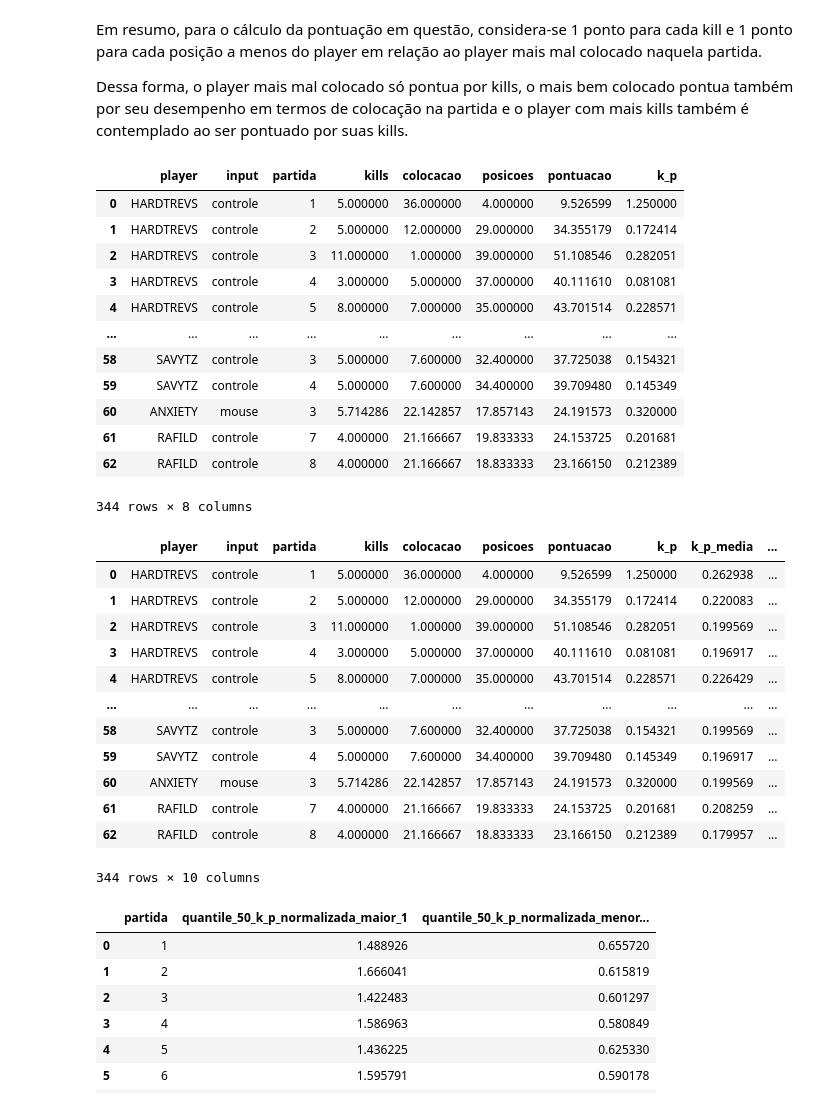
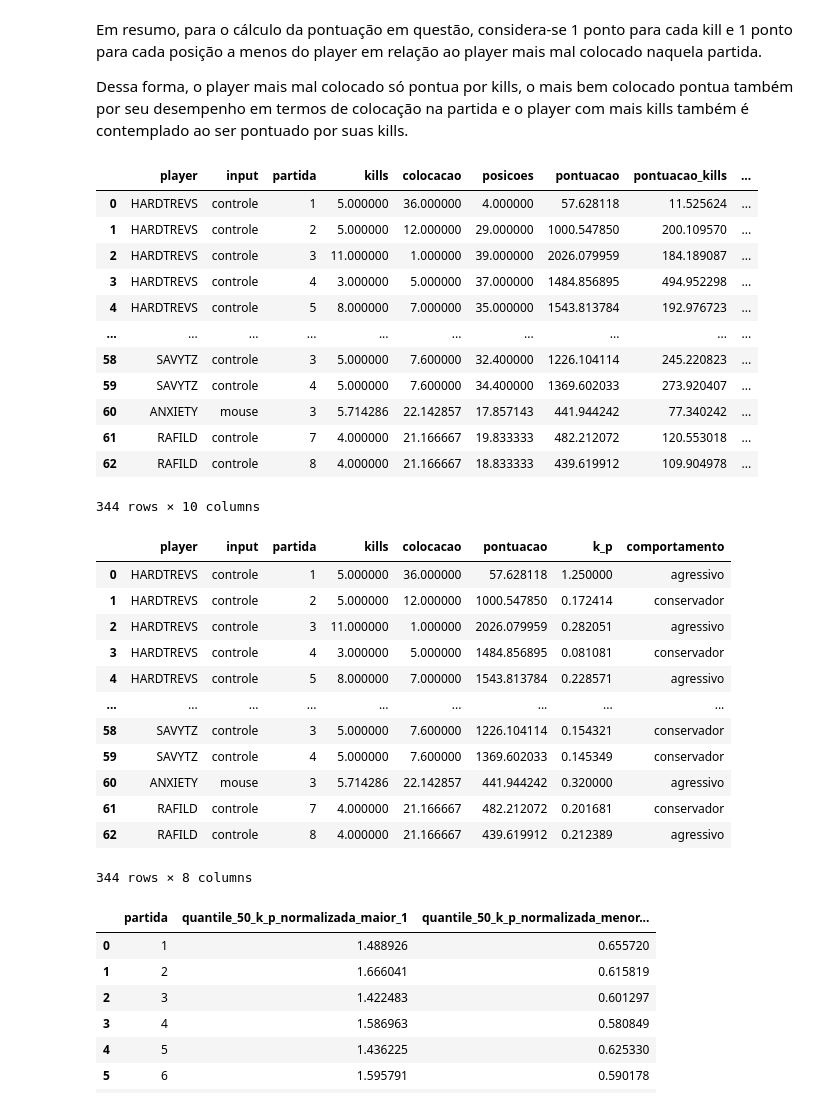
Before and after one commit to GodoyLucas/king_of_rebirth, a Jupyter notebook: Notebooks/King_of_Rebirth_Final.ipynb, the cells around one changed output. Saved outputs shown, nothing was run; the diff lists cells and outputs as text; code cells hidden in the pictures.

```diff
--- a/Notebooks/King_of_Rebirth_Final.ipynb
+++ b/Notebooks/King_of_Rebirth_Final.ipynb
@@ -404,6 +404,8 @@ Dessa forma, o player mais mal colocado só pontua por kills, o mais bem colocad
 valores_colocacao_max_partida = []
 valores_posicoes = []
 valores_pontuacao = []
+valores_pontuacao_kills = []
+valores_pontuacao_posicoes = []
 valores_k_p = []
 
 for i in final_analise.itertuples():
@@ -416,72 +418,87 @@ for i in final_analise.itertuples():
 
   posicoes = colocacao_max_partida - colocacao
 
-  pontuacao = 0 if math.sqrt(kills**2 + posicoes**2) == 0 else math.sqrt(kills**2 + posicoes**2) + (posicoes * kills)/math.sqrt(kills**2 + posicoes**2)
+  s = math.sqrt(kills**2 + posicoes**2)
 
   k_p = 0 if posicoes == 0 else kills / posicoes
+
+  p_k = 0 if kills == 0 else posicoes / kills
+
+  pontuacao = s*(kills + posicoes)
+
+  pontuacao_kills = 0 if kills == 0 else pontuacao / kills
+
+  pontuacao_posicoes = 0 if posicoes == 0 else pontuacao / posicoes
 
   valores_colocacao_max_partida.append(colocacao_max_partida)
   valores_posicoes.append(posicoes)
   valores_pontuacao.append(pontuacao)
+  valores_pontuacao_kills.append(pontuacao_kills)
+  valores_pontuacao_posicoes.append(pontuacao_posicoes)
   valores_k_p.append(k_p)
 
 #final_analise['colocacao_max_partida'] = valores_colocacao_max_partida
 final_analise['posicoes'] = valores_posicoes
 final_analise['pontuacao'] = valores_pontuacao
+final_analise['pontuacao_kills'] = valores_pontuacao_kills
+final_analise['pontuacao_posicoes'] = valores_pontuacao_posicoes
 final_analise['k_p'] = valores_k_p
 final_analise
 # %% [output]
-|  | player | input | partida | kills | colocacao | posicoes | pontuacao | k_p |
-| 0 | HARDTREVS | controle | 1 | 5.000000 | 36.000000 | 4.000000 | 9.526599 | 1.250000 |
-| 1 | HARDTREVS | controle | 2 | 5.000000 | 12.000000 | 29.000000 | 34.355179 | 0.172414 |
-| 2 | HARDTREVS | controle | 3 | 11.000000 | 1.000000 | 39.000000 | 51.108546 | 0.282051 |
-| 3 | HARDTREVS | controle | 4 | 3.000000 | 5.000000 | 37.000000 | 40.111610 | 0.081081 |
-| 4 | HARDTREVS | controle | 5 | 8.000000 | 7.000000 | 35.000000 | 43.701514 | 0.228571 |
-| ... | ... | ... | ... | ... | ... | ... | ... | ... |
-| 58 | SAVYTZ | controle | 3 | 5.000000 | 7.600000 | 32.400000 | 37.725038 | 0.154321 |
-| 59 | SAVYTZ | controle | 4 | 5.000000 | 7.600000 | 34.400000 | 39.709480 | 0.145349 |
-| 60 | ANXIETY | mouse | 3 | 5.714286 | 22.142857 | 17.857143 | 24.191573 | 0.320000 |
-| 61 | RAFILD | controle | 7 | 4.000000 | 21.166667 | 19.833333 | 24.153725 | 0.201681 |
-| 62 | RAFILD | controle | 8 | 4.000000 | 21.166667 | 18.833333 | 23.166150 | 0.212389 |
+|  | player | input | partida | kills | colocacao | posicoes | pontuacao | pontuacao_kills | ... |
+| 0 | HARDTREVS | controle | 1 | 5.000000 | 36.000000 | 4.000000 | 57.628118 | 11.525624 | ... |
+| 1 | HARDTREVS | controle | 2 | 5.000000 | 12.000000 | 29.000000 | 1000.547850 | 200.109570 | ... |
+| 2 | HARDTREVS | controle | 3 | 11.000000 | 1.000000 | 39.000000 | 2026.079959 | 184.189087 | ... |
+| 3 | HARDTREVS | controle | 4 | 3.000000 | 5.000000 | 37.000000 | 1484.856895 | 494.952298 | ... |
+| 4 | HARDTREVS | controle | 5 | 8.000000 | 7.000000 | 35.000000 | 1543.813784 | 192.976723 | ... |
+| ... | ... | ... | ... | ... | ... | ... | ... | ... | ... |
+| 58 | SAVYTZ | controle | 3 | 5.000000 | 7.600000 | 32.400000 | 1226.104114 | 245.220823 | ... |
+| 59 | SAVYTZ | controle | 4 | 5.000000 | 7.600000 | 34.400000 | 1369.602033 | 273.920407 | ... |
+| 60 | ANXIETY | mouse | 3 | 5.714286 | 22.142857 | 17.857143 | 441.944242 | 77.340242 | ... |
+| 61 | RAFILD | controle | 7 | 4.000000 | 21.166667 | 19.833333 | 482.212072 | 120.553018 | ... |
+| 62 | RAFILD | controle | 8 | 4.000000 | 21.166667 | 18.833333 | 439.619912 | 109.904978 | ... |
-344 rows × 8 columns
+344 rows × 10 columns
 # %%
 valores_k_p_media = []
 valores_k_p_normalizada = []
 valores_comportamento = []
 
 for i in final_analise.itertuples():
 
   df_query = final_analise.query('partida == @i.partida')
   k_p = i.k_p
 
   k_p_media = df_query.k_p.mean()
 
   k_p_normalizada = k_p / k_p_media
 
   comportamento = 'agressivo' if k_p > k_p_media else 'conservador'
 
   valores_k_p_media.append(k_p_media)
   valores_k_p_normalizada.append(k_p_normalizada)
   valores_comportamento.append(comportamento)
 
 final_analise['k_p_media'] = valores_k_p_media
 final_analise['k_p_normalizada'] = valores_k_p_normalizada
-#final_analise['comportamento'] = valores_comportamento
-final_analise
+final_analise['comportamento'] = valores_comportamento
+
+visualizacao = ['player', 'input', 'partida', 'kills', 'colocacao', 'pontuacao', 'k_p', 'comportamento']
+
+final_analise[visualizacao]
 # %% [output]
-|  | player | input | partida | kills | colocacao | posicoes | pontuacao | k_p | k_p_media | ... |
-| 0 | HARDTREVS | controle | 1 | 5.000000 | 36.000000 | 4.000000 | 9.526599 | 1.250000 | 0.262938 | ... |
-| 1 | HARDTREVS | controle | 2 | 5.000000 | 12.000000 | 29.000000 | 34.355179 | 0.172414 | 0.220083 | ... |
-| 2 | HARDTREVS | controle | 3 | 11.000000 | 1.000000 | 39.000000 | 51.108546 | 0.282051 | 0.199569 | ... |
-| 3 | HARDTREVS | controle | 4 | 3.000000 | 5.000000 | 37.000000 | 40.111610 | 0.081081 | 0.196917 | ... |
-| 4 | HARDTREVS | controle | 5 | 8.000000 | 7.000000 | 35.000000 | 43.701514 | 0.228571 | 0.226429 | ... |
-| ... | ... | ... | ... | ... | ... | ... | ... | ... | ... | ... |
-| 58 | SAVYTZ | controle | 3 | 5.000000 | 7.600000 | 32.400000 | 37.725038 | 0.154321 | 0.199569 | ... |
-| 59 | SAVYTZ | controle | 4 | 5.000000 | 7.600000 | 34.400000 | 39.709480 | 0.145349 | 0.196917 | ... |
-| 60 | ANXIETY | mouse | 3 | 5.714286 | 22.142857 | 17.857143 | 24.191573 | 0.320000 | 0.199569 | ... |
-| 61 | RAFILD | controle | 7 | 4.000000 | 21.166667 | 19.833333 | 24.153725 | 0.201681 | 0.208259 | ... |
-| 62 | RAFILD | controle | 8 | 4.000000 | 21.166667 | 18.833333 | 23.166150 | 0.212389 | 0.179957 | ... |
+|  | player | input | partida | kills | colocacao | pontuacao | k_p | comportamento |
+| 0 | HARDTREVS | controle | 1 | 5.000000 | 36.000000 | 57.628118 | 1.250000 | agressivo |
+| 1 | HARDTREVS | controle | 2 | 5.000000 | 12.000000 | 1000.547850 | 0.172414 | conservador |
+| 2 | HARDTREVS | controle | 3 | 11.000000 | 1.000000 | 2026.079959 | 0.282051 | agressivo |
+| 3 | HARDTREVS | controle | 4 | 3.000000 | 5.000000 | 1484.856895 | 0.081081 | conservador |
+| 4 | HARDTREVS | controle | 5 | 8.000000 | 7.000000 | 1543.813784 | 0.228571 | agressivo |
+| ... | ... | ... | ... | ... | ... | ... | ... | ... |
+| 58 | SAVYTZ | controle | 3 | 5.000000 | 7.600000 | 1226.104114 | 0.154321 | conservador |
+| 59 | SAVYTZ | controle | 4 | 5.000000 | 7.600000 | 1369.602033 | 0.145349 | conservador |
+| 60 | ANXIETY | mouse | 3 | 5.714286 | 22.142857 | 441.944242 | 0.320000 | agressivo |
+| 61 | RAFILD | controle | 7 | 4.000000 | 21.166667 | 482.212072 | 0.201681 | conservador |
+| 62 | RAFILD | controle | 8 | 4.000000 | 21.166667 | 439.619912 | 0.212389 | agressivo |
-344 rows × 10 columns
+344 rows × 8 columns
 # %%
 quantile_k_p_normalizada = pd.DataFrame()
 
```
Also changed, not shown: parts of 3 cells of this notebook.
